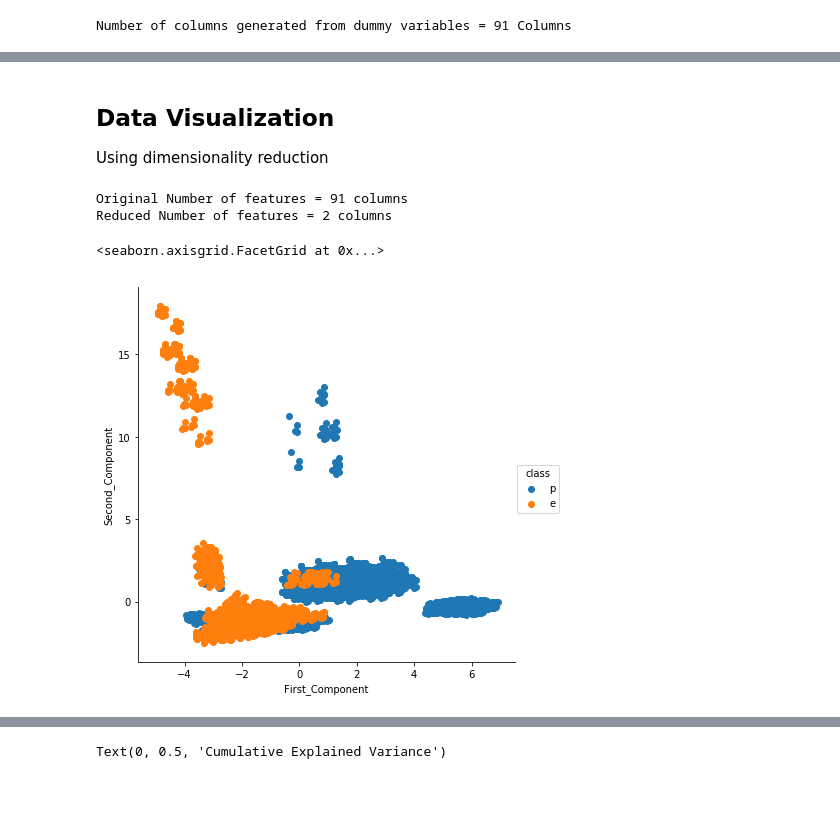
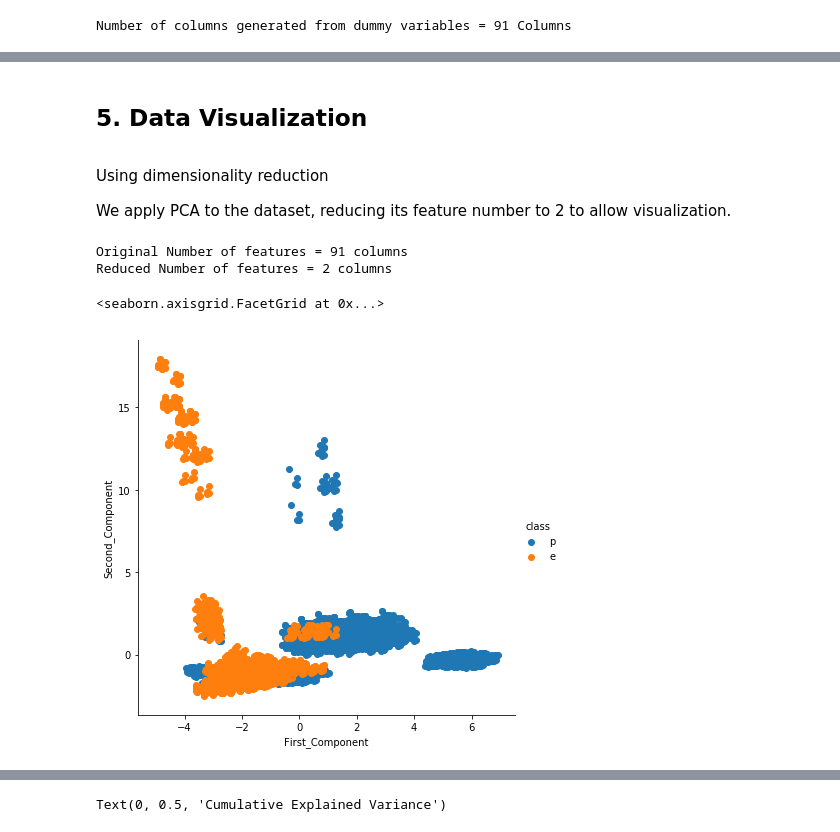
Before and after one commit to Mathiris/mushroom-dataset-analysis-and-prediction-using-aws-sagemaker, a Jupyter notebook: notebook.ipynb, the cells around one changed output, grey strips where cells are left out. Drawn from its saved outputs; the diff is of its cells as text; code cells hidden in the pictures; blank space fills up the shorter version.

```diff
--- a/notebook.ipynb
+++ b/notebook.ipynb
@@ -186,5 +227,5 @@ print('Number of columns generated from dummy variables =', len(X_dummy.columns.
 # %% [output]
 Number of columns generated from dummy variables = 91 Columns
 # %%
-# Example using standardization /!\ Needed for PCA but not necessary for xgboost
-X_std = StandardScaler().fit_transform(X_dummy)
+# We use here standardization which is a prerequisite for PCA and helpful for xgboost
+X_std = StandardScaler().fit_transform(X_dummy.astype(float))
@@ -203,7 +241,11 @@ Cependant le premier ne produit pas une donnée centrée et réduite et les deux
 # %% [markdown]
-## Data Visualization
+<div id='Datavisualization'/>
 
-Using dimensionality reduction
+## 5. Data Visualization
+# %% [markdown]
+Using dimensionality reduction
+
+We apply PCA to the dataset, reducing its feature number to 2 to allow visualization.
 # %%
 X_pca = PCA(n_components=2).fit_transform(X_std)
 
@@ -215,13 +257,13 @@ Reduced Number of features = 2 columns
 # %%
 # Attach the label for each 2-d data point
 X_pca = np.vstack((X_pca.T, Y)).T
 
 df_pca = pd.DataFrame(X_pca, columns=['First_Component',
                                       'Second_Component',
                                       'class'])
-sns.FacetGrid(data=df_pca, hue='class', size=6)\
+sns.FacetGrid(data=df_pca, hue='class', height=6)\
    .map(plt.scatter, 'First_Component', 'Second_Component')\
    .add_legend()
 # %% [output]
 <seaborn.axisgrid.FacetGrid at 0x...>
-[figure, old version]
+[figure, new version]
```
Also changed, not shown: parts of 69 cells of this notebook.
